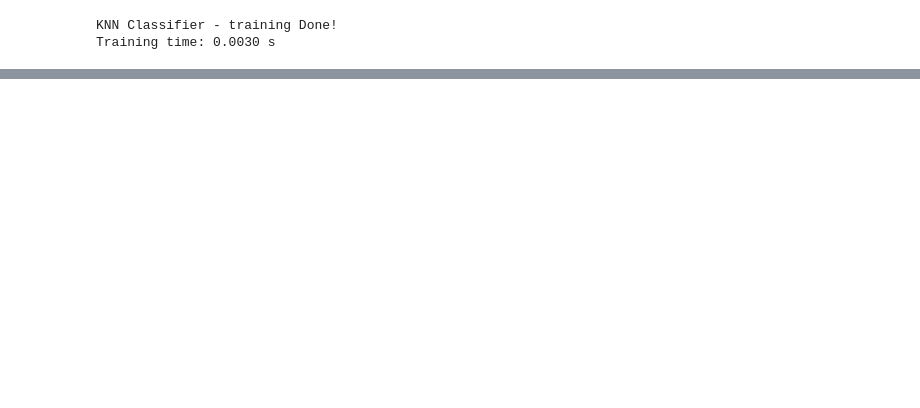
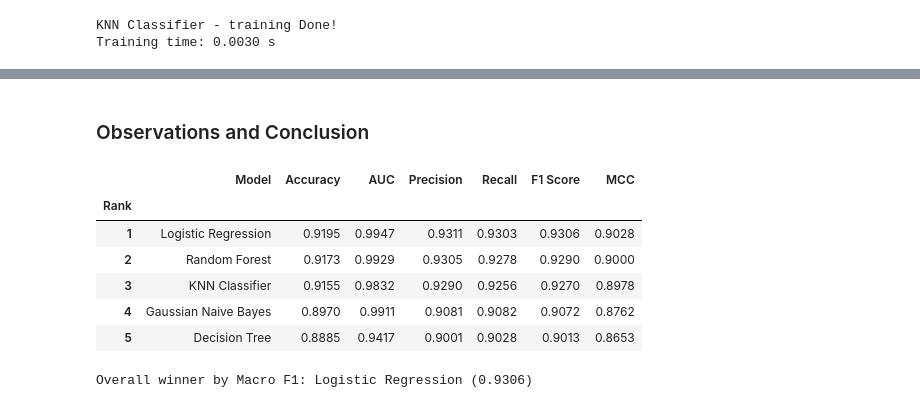
Before and after one commit to 2026ct05143/ML_Assignment_2, a Jupyter notebook: models/dry_bean_classification.ipynb, the cells around one changed output, grey strips where cells are left out. Drawn from its saved outputs; the diff is of its cells as text; code cells hidden in the pictures; blank space fills up the shorter version.

Commit message:
Completed the analysis and found the best model.

```diff
--- a/models/dry_bean_classification.ipynb
+++ b/models/dry_bean_classification.ipynb
@@ -454,0 +620,26 @@ Highest Recall Model: Logistic Regression (0.9303)
+# %% [markdown]
+### Observations and Conclusion
+# %%
+metric_columns = ["Accuracy", "AUC", "Precision", "Recall", "F1 Score", "MCC"]
+rank_models = results_df.sort_values("F1 Score", ascending=False).reset_index(drop=True)
+rank_models.index = rank_models.index + 1
+rank_models.index.name = "Rank"
+
+display(
+    rank_models[["Model"] + metric_columns].style.format(
+        "{:.4f}",
+        subset=metric_columns,
+    )
+)
+
+winner = ranked_models.iloc[0]
+print(f"\nOverall winner by Macro F1: {winner['Model']} ({winner['F1 Score']:.4f})")
+# %% [output]
+|  | Model | Accuracy | AUC | Precision | Recall | F1 Score | MCC |
+| Rank |  |  |  |  |  |  |  |
+| 1 | Logistic Regression | 0.9195 | 0.9947 | 0.9311 | 0.9303 | 0.9306 | 0.9028 |
+| 2 | Random Forest | 0.9173 | 0.9929 | 0.9305 | 0.9278 | 0.9290 | 0.9000 |
+| 3 | KNN Classifier | 0.9155 | 0.9832 | 0.9290 | 0.9256 | 0.9270 | 0.8978 |
+| 4 | Gaussian Naive Bayes | 0.8970 | 0.9911 | 0.9081 | 0.9082 | 0.9072 | 0.8762 |
+| 5 | Decision Tree | 0.8885 | 0.9417 | 0.9001 | 0.9028 | 0.9013 | 0.8653 |
+Overall winner by Macro F1: Logistic Regression (0.9306)
```
Also changed, not shown: parts of 38 cells of this notebook.
